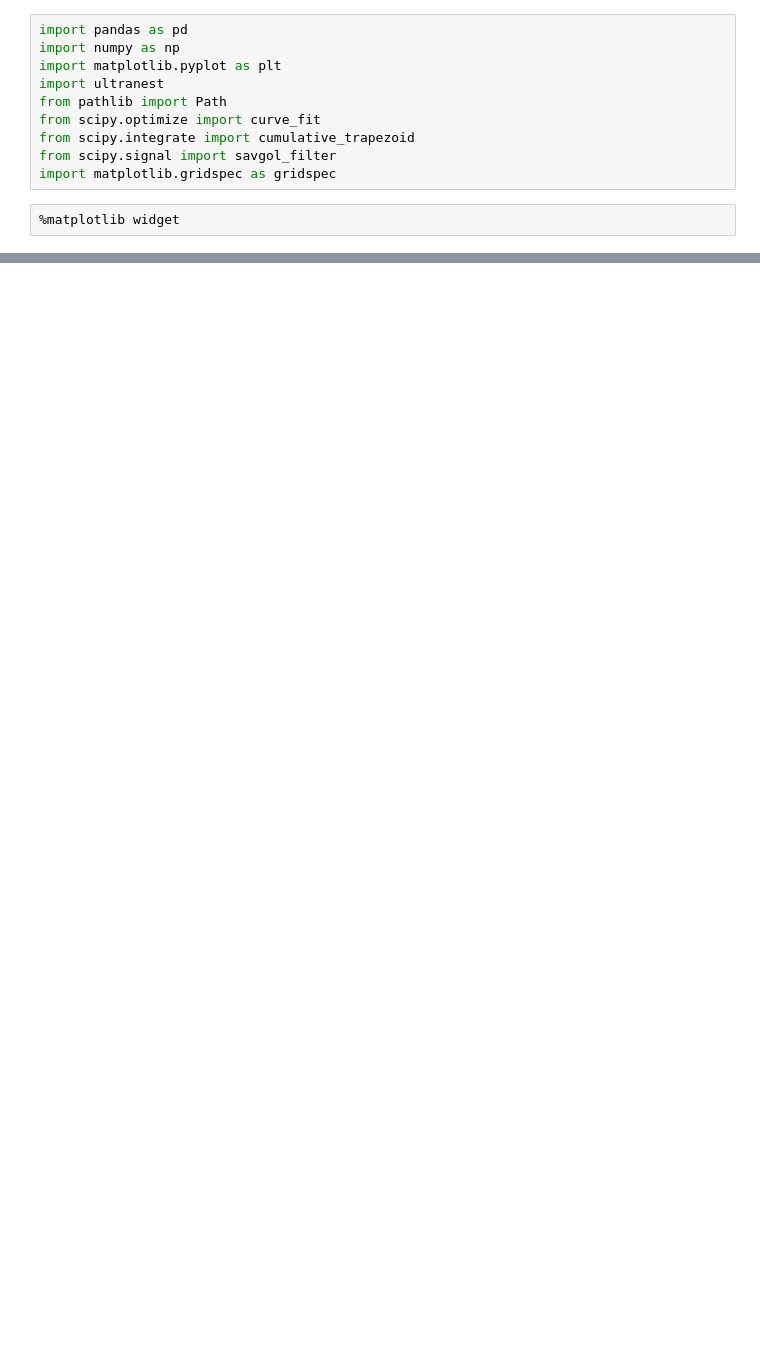
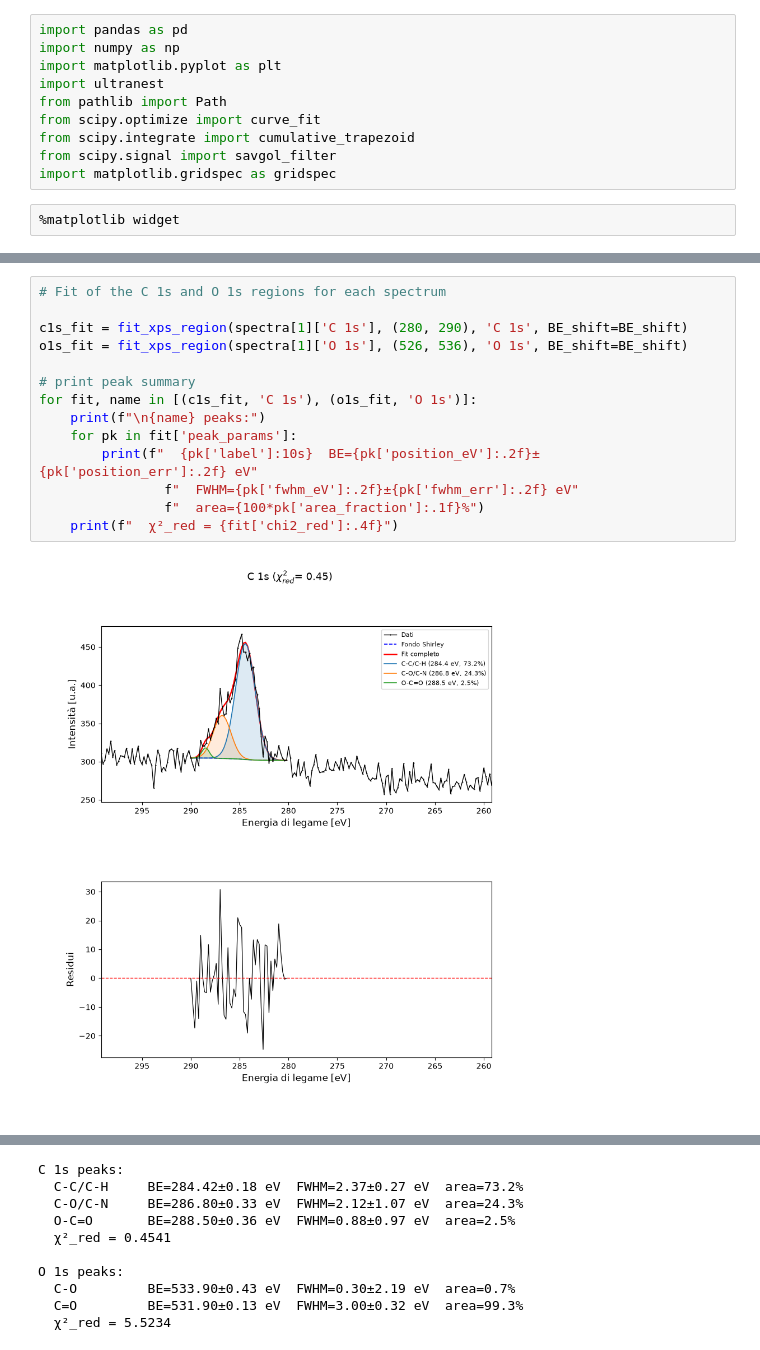
Before and after one commit to maddoc-g/XPS, a Jupyter notebook: data/2026-06-26/xps_curve_fitting_averaged.ipynb, the cells around one changed output, grey strips where cells are left out. Cells and saved outputs as stored; diff of their text form; blank space fills up the shorter version.

```diff
--- a/data/2026-06-26/xps_curve_fitting_averaged.ipynb
+++ b/data/2026-06-26/xps_curve_fitting_averaged.ipynb
@@ -521,0 +477,16 @@ O 1s peaks:
+# %%
+# Fit of the C 1s and O 1s regions for each spectrum
+
+c1s_fit = fit_xps_region(spectra[1]['C 1s'], (280, 290), 'C 1s', BE_shift=BE_shift)
+o1s_fit = fit_xps_region(spectra[1]['O 1s'], (526, 536), 'O 1s', BE_shift=BE_shift)
+
+# print peak summary
+for fit, name in [(c1s_fit, 'C 1s'), (o1s_fit, 'O 1s')]:
+    print(f"\n{name} peaks:")
+    for pk in fit['peak_params']:
+        print(f"  {pk['label']:10s}  BE={pk['position_eV']:.2f}±{pk['position_err']:.2f} eV"
+                f"  FWHM={pk['fwhm_eV']:.2f}±{pk['fwhm_err']:.2f} eV"
+                f"  area={100*pk['area_fraction']:.1f}%")
+    print(f"  χ²_red = {fit['chi2_red']:.4f}")
+# %% [output]
+[figure, added]
@@ -522,3 +494,13 @@ O 1s peaks:
+C 1s peaks:
+  C-C/C-H     BE=284.42±0.18 eV  FWHM=2.37±0.27 eV  area=73.2%
+  C-O/C-N     BE=286.80±0.33 eV  FWHM=2.12±1.07 eV  area=24.3%
+  O-C=O       BE=288.50±0.36 eV  FWHM=0.88±0.97 eV  area=2.5%
+  χ²_red = 0.4541
+
+O 1s peaks:
+  C-O         BE=533.90±0.43 eV  FWHM=0.30±2.19 eV  area=0.7%
+  C=O         BE=531.90±0.13 eV  FWHM=3.00±0.32 eV  area=99.3%
+  χ²_red = 5.5234
 # %%
 # Fit of the C 1s and O 1s regions for each spectrum using an active background
 for kk, legend in enumerate(legends_raw):
```
Also changed, not shown: parts of 12 cells of this notebook, 19 other files.
